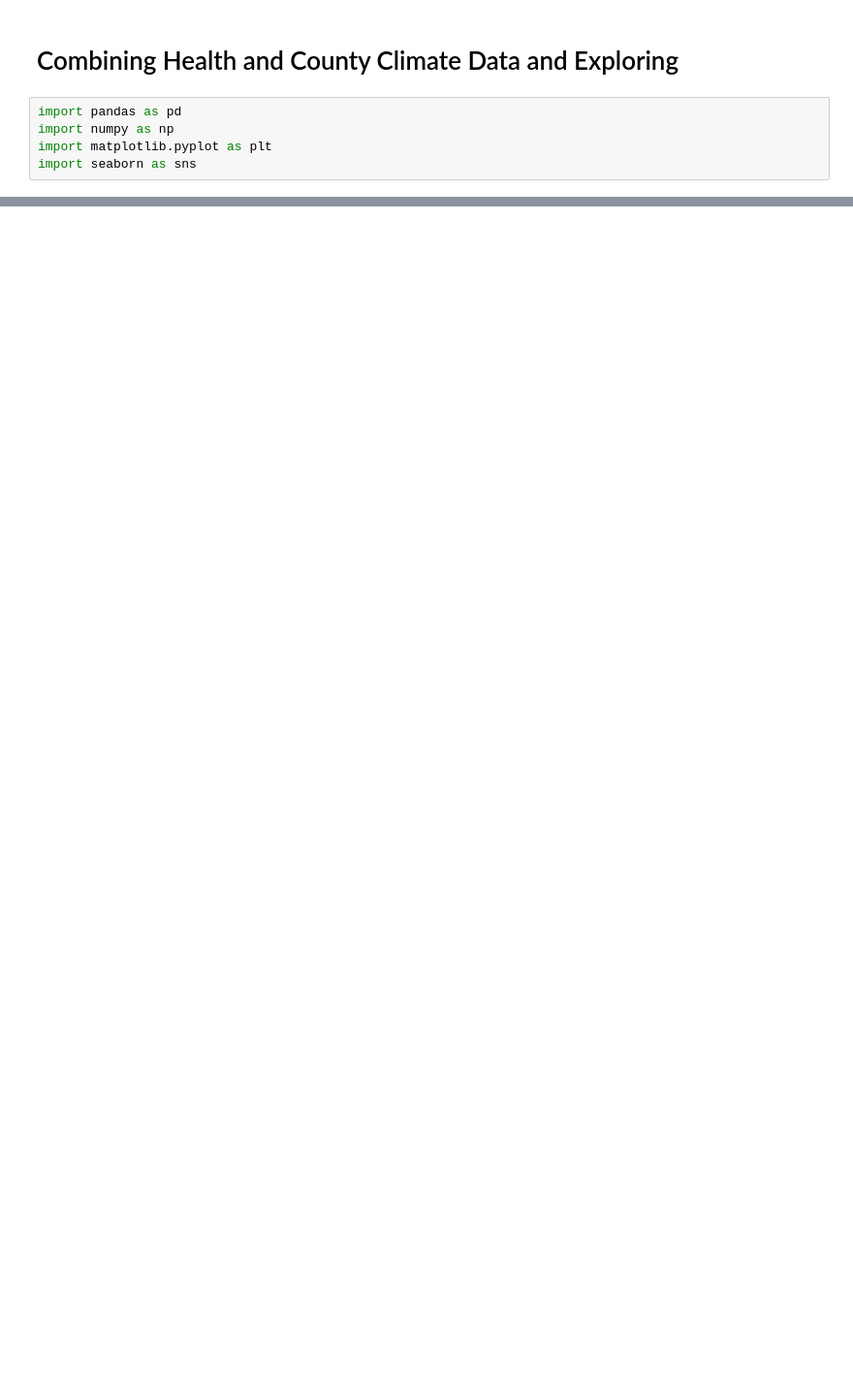
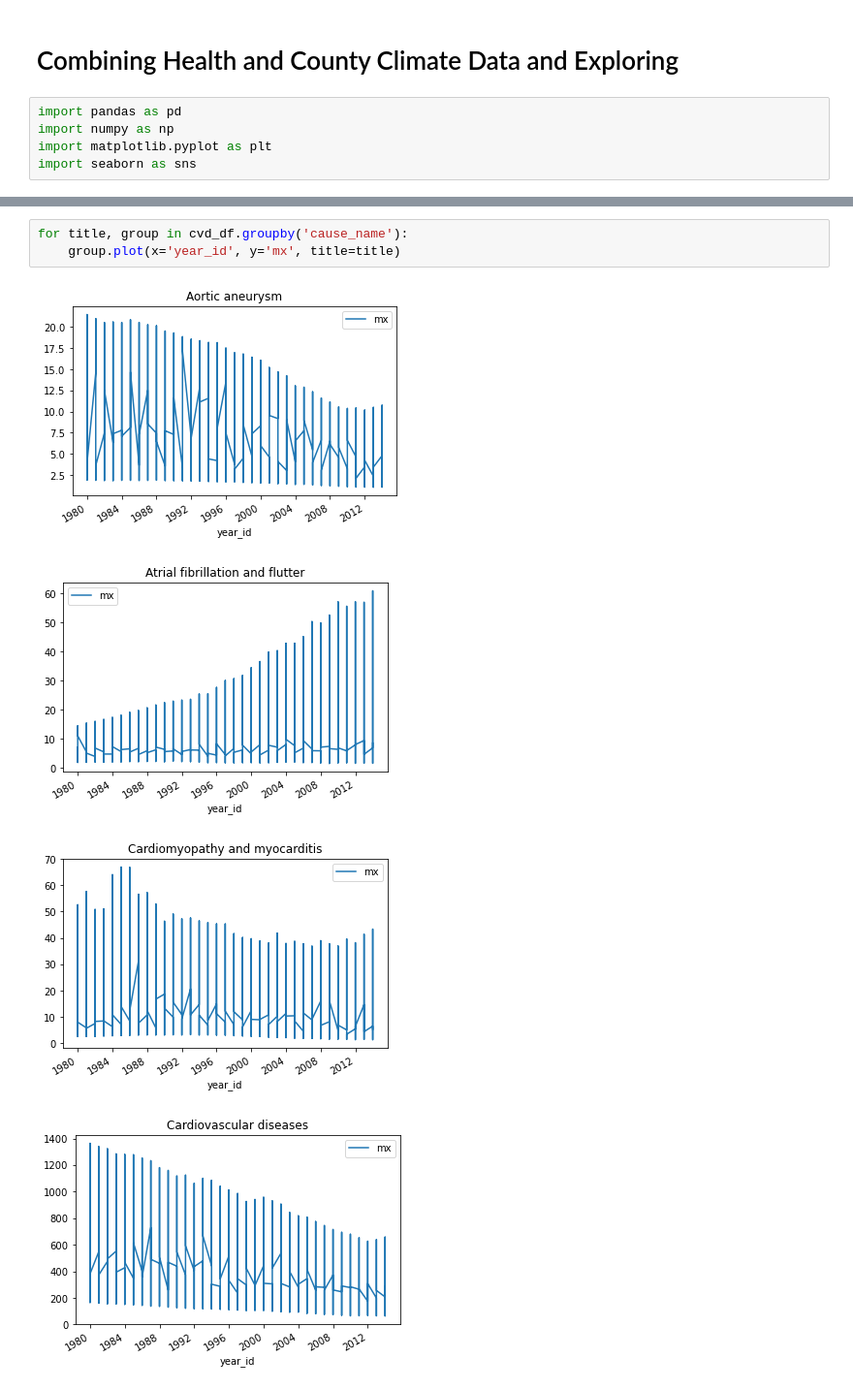
Before and after one commit to calculaterceec/Proj4Team2, a Jupyter notebook: code/KH_DataViz_EDA.ipynb, the cells around one changed output, grey strips where cells are left out. Shown: that part at 97% size. Drawn from its saved outputs; the diff is of its cells as text; blank space fills up the shorter version.

```diff
--- a/code/KH_DataViz_EDA.ipynb
+++ b/code/KH_DataViz_EDA.ipynb
@@ -38,0 +64,8 @@ cvd_df
+# %%
+for title, group in cvd_df.groupby('cause_name'):
+    group.plot(x='year_id', y='mx', title=title)
+# %% [output]
+[figure, added]
+[figure, added]
+[figure, added]
+[figure, added]
```
Also changed, not shown: parts of 16 cells of this notebook, 1 other file.
